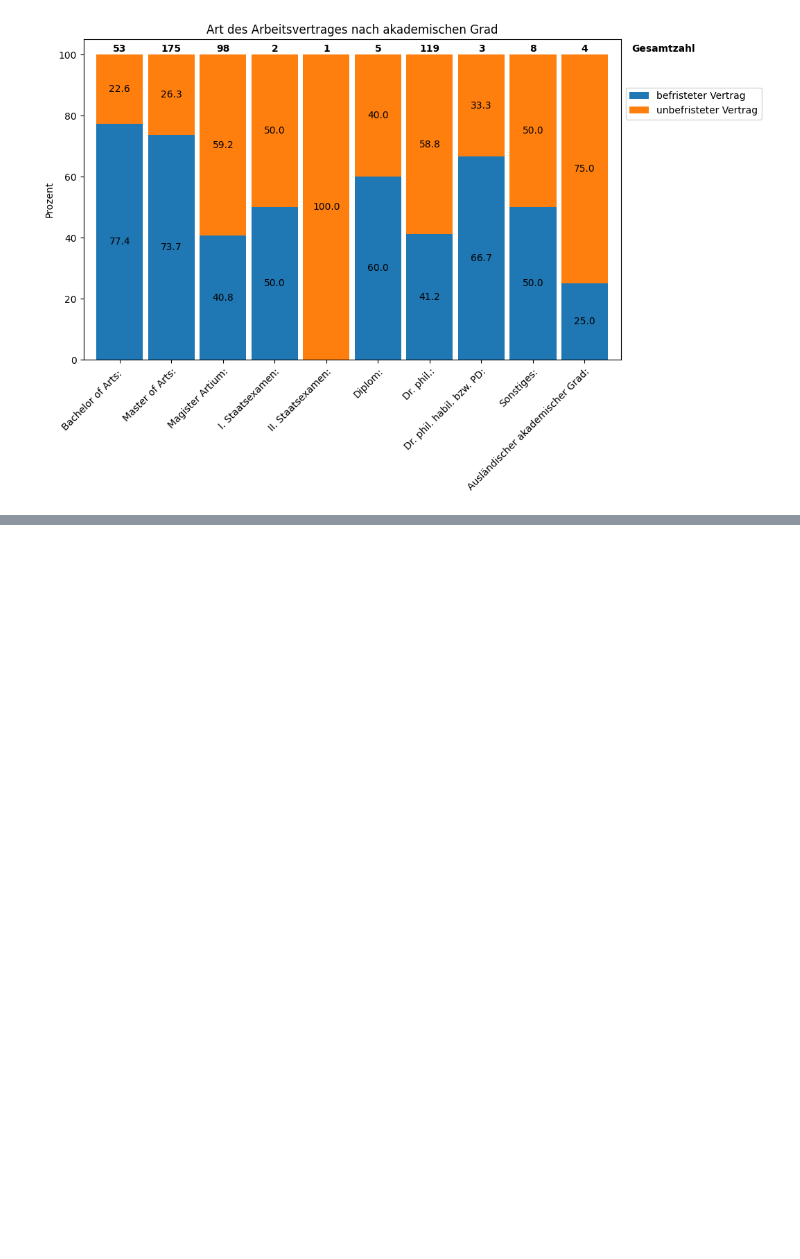
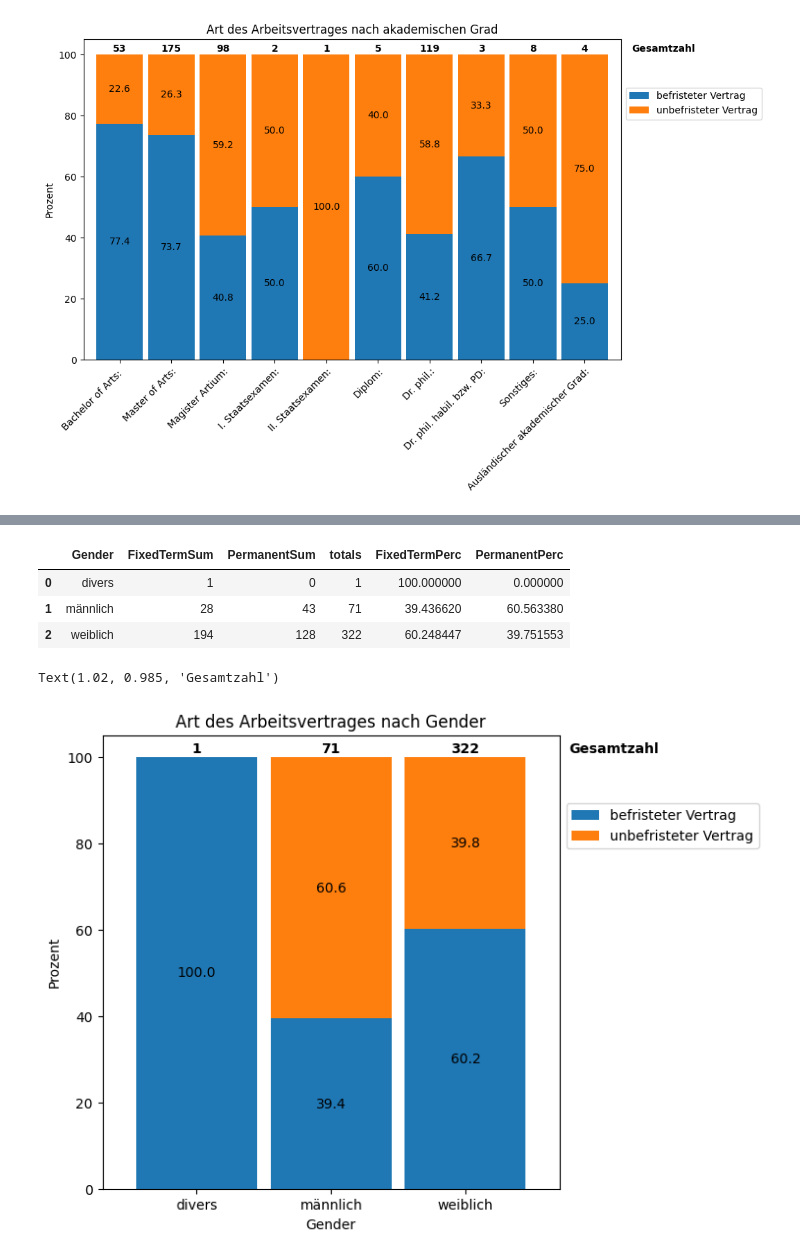
Before and after one commit to michaelgerloff/Survey_working_conditions_art_history, a Jupyter notebook: notebooks/02_Correlation_Analysis.ipynb, the cells around one changed output, grey strips where cells are left out. Saved outputs shown, nothing was run; the diff lists cells and outputs as text; code cells hidden in the pictures; blank space fills up the shorter version.

```diff
--- a/notebooks/02_Correlation_Analysis.ipynb
+++ b/notebooks/02_Correlation_Analysis.ipynb
@@ -236,0 +539,4 @@ fig.savefig('../reports/figures/00_Abschluss_vs_Arbeitsvertrag.png', bbox_inches
+# %%
+ls_cols_gender = [col for col in df_whole if col.startswith('CO6.')]
+df_museum_gender = df_museum[ls_cols_gender + ls_cols_contract]
+df_museum_gender
@@ -236,0 +557,6 @@ fig.savefig('../reports/figures/00_Abschluss_vs_Arbeitsvertrag.png', bbox_inches
+# %%
+#create filter for those entries that answered True or False in both questions M9 (fixed term or permanent contract)
+df_museum_gender['M9_XOR'] = (df_museum_gender['M9. Sind Sie momentan befristet beschäftigt?\xa0_1'] | df_museum_gender['M9. Sind Sie momentan befristet beschäftigt?\xa0_Nein, ich habe eine entfristete Stelle.']) & ~(df_museum_gender['M9. Sind Sie momentan befristet beschäftigt?\xa0_1'] & df_museum_gender['M9. Sind Sie momentan befristet beschäftigt?\xa0_Nein, ich habe eine entfristete Stelle.'])
+#filter out entries
+df_museum_gender_filtered = df_museum_gender[df_museum_gender['M9_XOR']==True]
+df_museum_gender_filtered.shape
@@ -236,0 +599,42 @@ fig.savefig('../reports/figures/00_Abschluss_vs_Arbeitsvertrag.png', bbox_inches
+# %%
+# Calculate percentages
+df_museum_gender_contract['totals'] = df_museum_gender_contract['FixedTermSum'] + df_museum_gender_contract['PermanentSum']
+df_museum_gender_contract['FixedTermPerc'] = (df_museum_gender_contract['FixedTermSum'] / df_museum_gender_contract['totals'])*100
+df_museum_gender_contract['PermanentPerc'] = (df_museum_gender_contract['PermanentSum'] / df_museum_gender_contract['totals'])*100
+df_museum_gender_contract
+# %% [output]
+|  | Gender | FixedTermSum | PermanentSum | totals | FixedTermPerc | PermanentPerc |
+| 0 | divers | 1 | 0 | 1 | 100.000000 | 0.000000 |
+| 1 | männlich | 28 | 43 | 71 | 39.436620 | 60.563380 |
+| 2 | weiblich | 194 | 128 | 322 | 60.248447 | 39.751553 |
+# %%
+ax = df_museum_gender_contract[['Gender', 'FixedTermPerc', 'PermanentPerc']].set_index('Gender').plot(kind='bar',
+                                                                                          stacked=True,
+                                                                                          figsize=(6, 6),
+                                                                                          #rot=45,
+                                                                                          ylabel='Prozent',
+                                                                                          xlabel='Gender',
+                                                                                          width=0.9,
+                                                                                          title='Art des Arbeitsvertrages nach Gender'
+                                                                                          )
+
+# add percentage labels into the bars
+for c in ax.containers:
+    # Optional: if the segment is small or 0, customize the labels
+    labels = [v.get_height() if v.get_height() > 0 else '' for v in c]
+    # remove the labels parameter if it's not needed for customized labels
+    ax.bar_label(c, fmt=lambda x: f'{x:.1f}' if x > 0 else '', label_type='center')
+
+ax.set_xticklabels(df_museum_gender_contract['Gender'], rotation=0)
+ax.legend(loc='center left', bbox_to_anchor=(1, 0.8), labels=['befristeter Vertrag', 'unbefristeter Vertrag'])
+
+#add total values of entries above bar
+y_offset = 4
+for i, total in enumerate(df_museum_gender_contract['totals']):
+    ax.text(df_museum_gender_contract['totals'].index[i], y= 101, s = total, ha='center',
+    weight='bold')
+
+ax.text(1.02, 0.985, 'Gesamtzahl', transform=ax.transAxes, fontsize=10, verticalalignment='top', weight='bold')
+# %% [output]
+Text(1.02, 0.985, 'Gesamtzahl')
+[figure, added]
```
Also changed, not shown: parts of 49 cells of this notebook, 6 other files.
